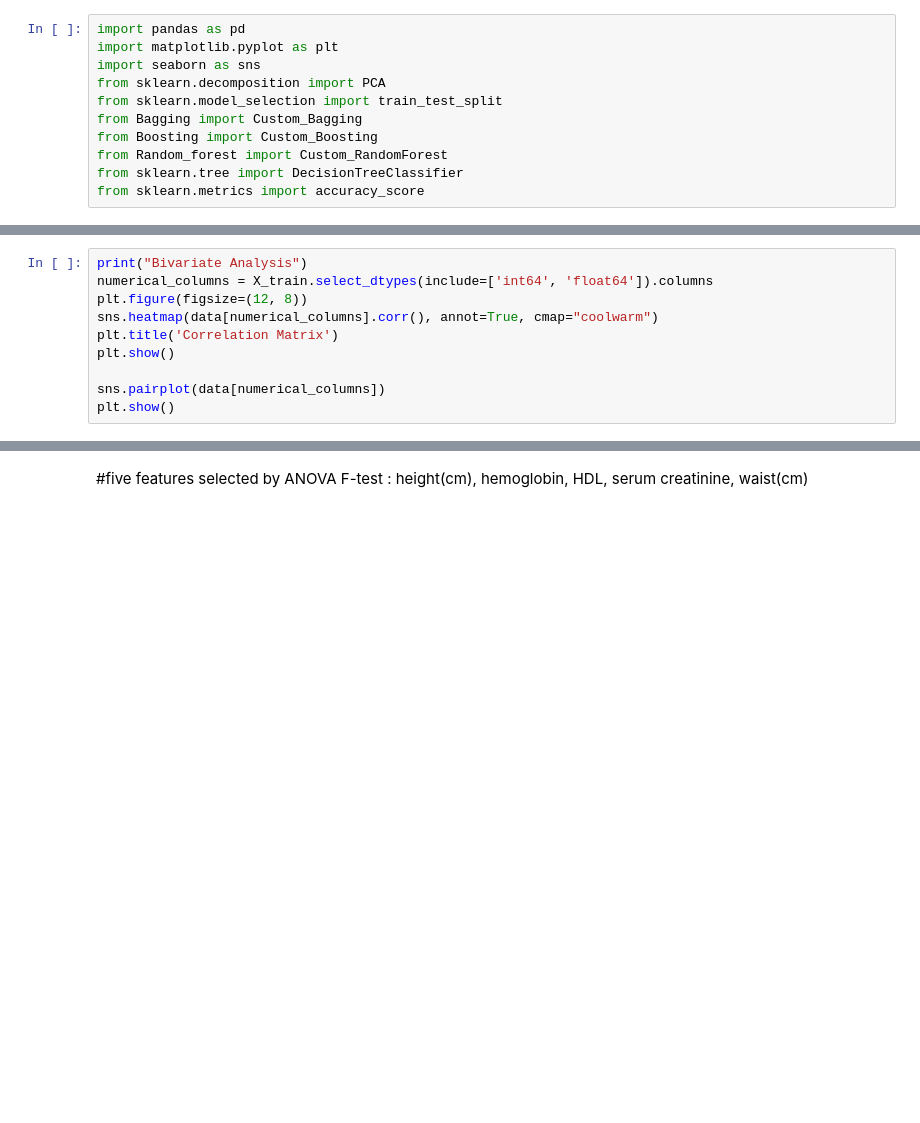
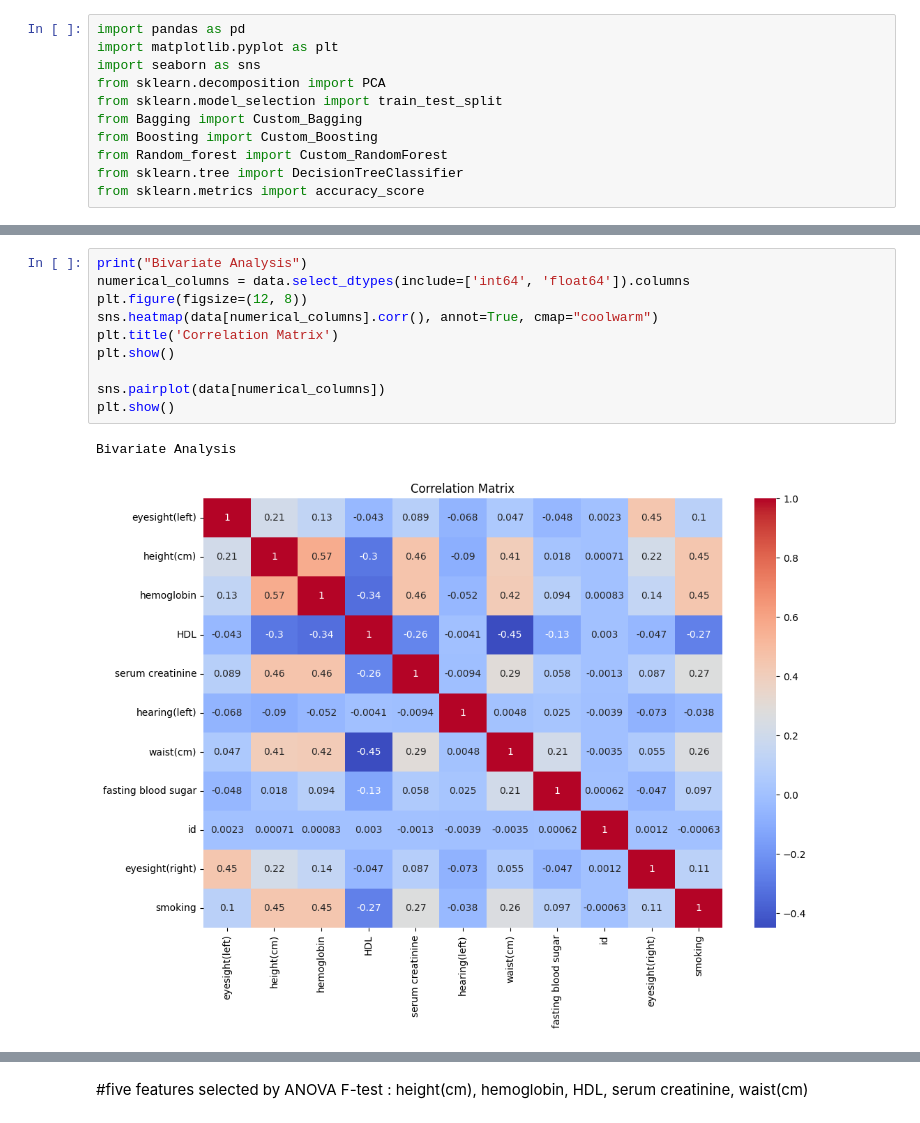
Before and after one commit to JanaAdel1010/Smoking-ML-analysis, a Jupyter notebook: exploratory_analysis.ipynb, the cells around one changed output, grey strips where cells are left out. Cells and saved outputs as stored; diff of their text form; blank space fills up the shorter version.

```diff
--- a/exploratory_analysis.ipynb
+++ b/exploratory_analysis.ipynb
@@ -36,10 +62,13 @@ print(data.describe())
 # %%
 print("Bivariate Analysis")
-numerical_columns = X_train.select_dtypes(include=['int64', 'float64']).columns
+numerical_columns = data.select_dtypes(include=['int64', 'float64']).columns
 plt.figure(figsize=(12, 8))
 sns.heatmap(data[numerical_columns].corr(), annot=True, cmap="coolwarm")
 plt.title('Correlation Matrix')
 plt.show()
 
 sns.pairplot(data[numerical_columns])
 plt.show()
+# %% [output]
+Bivariate Analysis
+[figure, added]
```
Also changed, not shown: parts of 16 cells of this notebook, 2 other files.
